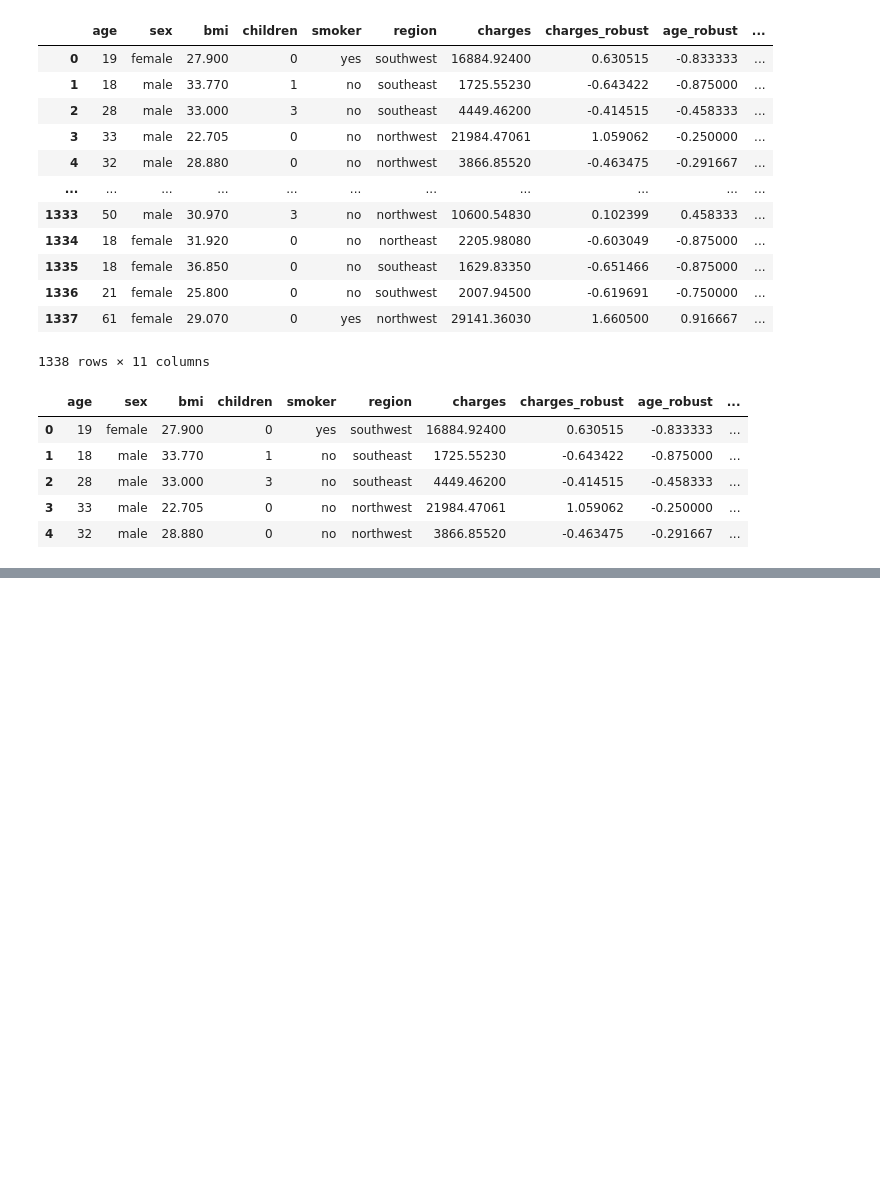
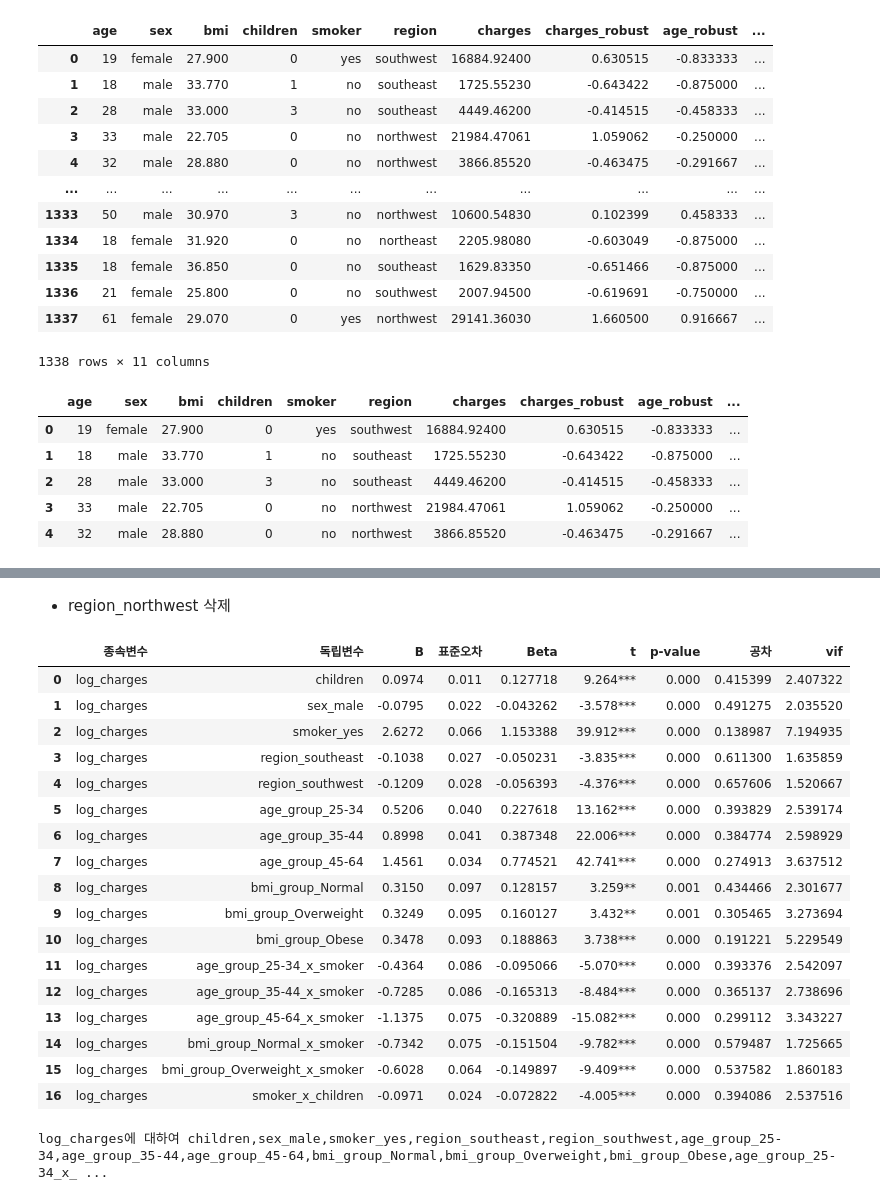
Before and after one commit to BoheeJeong/data_analysis_basic, a Jupyter notebook: 00 캡스톤/조별과제/260116/보승 통합본(상호작용항 추가)_0116.ipynb, the cells around one changed output, grey strips where cells are left out. Saved outputs shown, nothing was run; the diff lists cells and outputs as text; code cells hidden in the pictures; blank space fills up the shorter version.

```diff
--- a/00 캡스톤/조별과제/260116/보승 통합본(상호작용항 추가)_0116.ipynb
+++ b/00 캡스톤/조별과제/260116/보승 통합본(상호작용항 추가)_0116.ipynb
@@ -4174,7 +4174,7 @@ df_plot2
 | 1337 | 61 | female | 29.070 | 0 | yes | northwest | 29141.36030 | 1.660500 | 0.916667 | ... |
 1338 rows × 11 columns
 # %%
-df_interaction_df_analysis = df_plot2.copy()
+df_interaction_df_analysis = df_add_age_bmi_standard.copy()
 # %%
 df_interaction_df_analysis.head()
 # %% [output]
@@ -4195,0 +4254,5 @@ df_analysis_dummy_origin.info()
+# %%
+df_analysis_dummy = get_dummies(df_analysis_clean,columns=['sex','smoker','region','age_group','bmi_group'],dtype = 'int',drop_first=True)
+
+
+df_analysis_dummy.head()
@@ -4195,0 +4887,12 @@ df_analysis_dummy_origin.info()
+# %%
+df_interaction_analysis5 = df_interaction_analysis4.drop('bmi_group_Normal_x_children', axis=1)
+yname = 'log_charges'
+x = df_interaction_analysis5.drop(yname, axis=1)
+y = df_interaction_analysis5[yname]
+x_input = sm.add_constant(x)
+fit = sm.OLS(y, x_input).fit()
+tbl2 = fit.summary()
+
+rdf, r, m, v = ols_report(tbl2, df_interaction_analysis5)
+display(rdf)
+print(m)
@@ -4195,0 +4920,12 @@ df_analysis_dummy_origin.info()
+# %%
+df_interaction_analysis6 = df_interaction_analysis5.drop('bmi_group_Overweight_x_children', axis=1)
+yname = 'log_charges'
+x = df_interaction_analysis6.drop(yname, axis=1)
+y = df_interaction_analysis6[yname]
+x_input = sm.add_constant(x)
+fit = sm.OLS(y, x_input).fit()
+tbl2 = fit.summary()
+
+rdf, r, m, v = ols_report(tbl2, df_interaction_analysis6)
+display(rdf)
+print(m)
@@ -4195,0 +4951,34 @@ df_analysis_dummy_origin.info()
+# %% [markdown]
+- region_northwest 삭제
+# %%
+df_interaction_analysis7 = df_interaction_analysis6.drop('region_northwest', axis=1)
+yname = 'log_charges'
+x = df_interaction_analysis7.drop(yname, axis=1)
+y = df_interaction_analysis7[yname]
+x_input = sm.add_constant(x)
+fit = sm.OLS(y, x_input).fit()
+tbl2 = fit.summary()
+
+rdf, r, m, v = ols_report(tbl2, df_interaction_analysis7)
+display(rdf)
+print(m)
+# %% [output]
+|  | 종속변수 | 독립변수 | B | 표준오차 | Beta | t | p-value | 공차 | vif |
+| 0 | log_charges | children | 0.0974 | 0.011 | 0.127718 | 9.264*** | 0.000 | 0.415399 | 2.407322 |
+| 1 | log_charges | sex_male | -0.0795 | 0.022 | -0.043262 | -3.578*** | 0.000 | 0.491275 | 2.035520 |
+| 2 | log_charges | smoker_yes | 2.6272 | 0.066 | 1.153388 | 39.912*** | 0.000 | 0.138987 | 7.194935 |
+| 3 | log_charges | region_southeast | -0.1038 | 0.027 | -0.050231 | -3.835*** | 0.000 | 0.611300 | 1.635859 |
+| 4 | log_charges | region_southwest | -0.1209 | 0.028 | -0.056393 | -4.376*** | 0.000 | 0.657606 | 1.520667 |
+| 5 | log_charges | age_group_25-34 | 0.5206 | 0.040 | 0.227618 | 13.162*** | 0.000 | 0.393829 | 2.539174 |
+| 6 | log_charges | age_group_35-44 | 0.8998 | 0.041 | 0.387348 | 22.006*** | 0.000 | 0.384774 | 2.598929 |
+| 7 | log_charges | age_group_45-64 | 1.4561 | 0.034 | 0.774521 | 42.741*** | 0.000 | 0.274913 | 3.637512 |
+| 8 | log_charges | bmi_group_Normal | 0.3150 | 0.097 | 0.128157 | 3.259** | 0.001 | 0.434466 | 2.301677 |
+| 9 | log_charges | bmi_group_Overweight | 0.3249 | 0.095 | 0.160127 | 3.432** | 0.001 | 0.305465 | 3.273694 |
+| 10 | log_charges | bmi_group_Obese | 0.3478 | 0.093 | 0.188863 | 3.738*** | 0.000 | 0.191221 | 5.229549 |
+| 11 | log_charges | age_group_25-34_x_smoker | -0.4364 | 0.086 | -0.095066 | -5.070*** | 0.000 | 0.393376 | 2.542097 |
+| 12 | log_charges | age_group_35-44_x_smoker | -0.7285 | 0.086 | -0.165313 | -8.484*** | 0.000 | 0.365137 | 2.738696 |
+| 13 | log_charges | age_group_45-64_x_smoker | -1.1375 | 0.075 | -0.320889 | -15.082*** | 0.000 | 0.299112 | 3.343227 |
+| 14 | log_charges | bmi_group_Normal_x_smoker | -0.7342 | 0.075 | -0.151504 | -9.782*** | 0.000 | 0.579487 | 1.725665 |
+| 15 | log_charges | bmi_group_Overweight_x_smoker | -0.6028 | 0.064 | -0.149897 | -9.409*** | 0.000 | 0.537582 | 1.860183 |
+| 16 | log_charges | smoker_x_children | -0.0971 | 0.024 | -0.072822 | -4.005*** | 0.000 | 0.394086 | 2.537516 |
+log_charges에 대하여 children,sex_male,smoker_yes,region_southeast,region_southwest,age_group_25-34,age_group_35-44,age_group_45-64,bmi_group_Normal,bmi_group_Overweight,bmi_group_Obese,age_group_25-34_x_ ...
```
Also changed, not shown: parts of 44 cells of this notebook.
